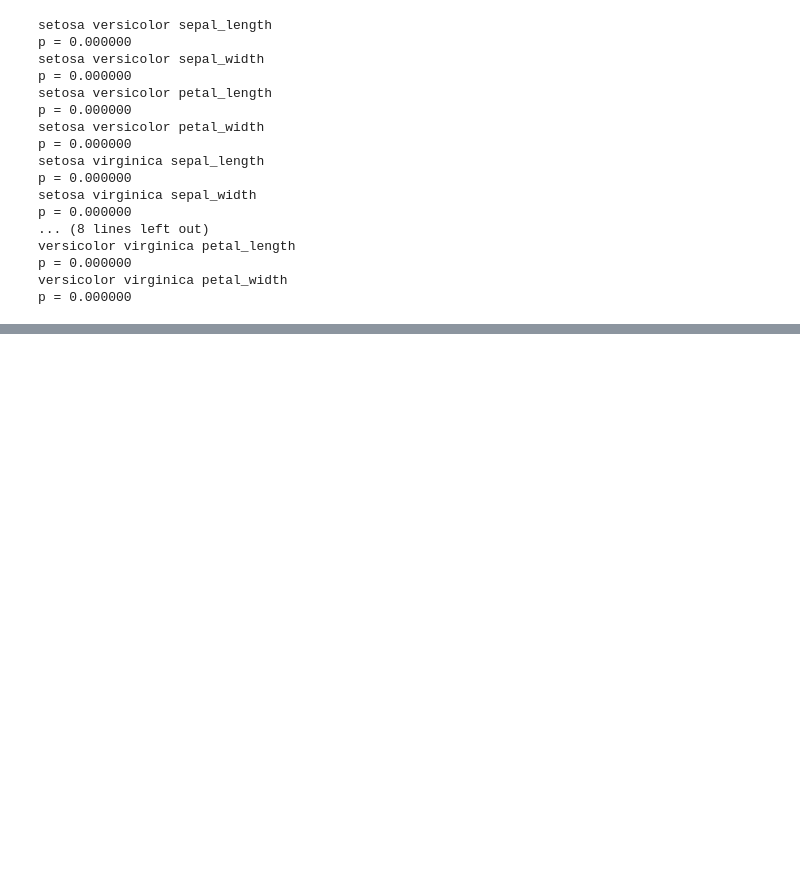
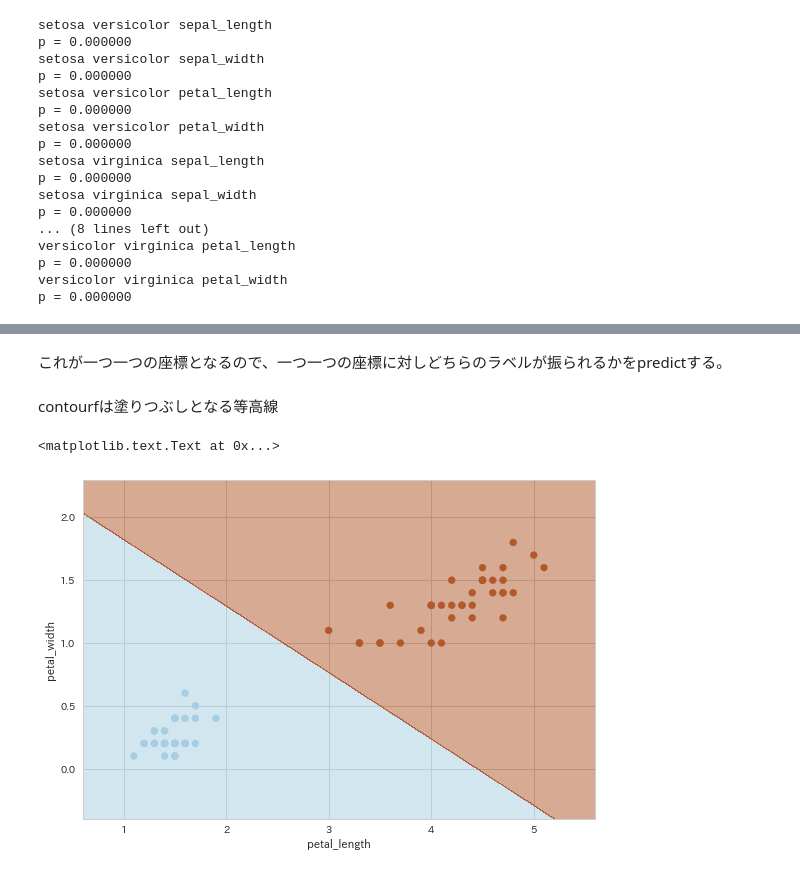
Before and after one commit to knishioka/practical-analysis, a Jupyter notebook: notebooks/iris_analysis.ipynb, the cells around one changed output, grey strips where cells are left out. Cells and saved outputs as stored; diff of their text form; code cells hidden in the pictures; blank space fills up the shorter version.

```diff
--- a/notebooks/iris_analysis.ipynb
+++ b/notebooks/iris_analysis.ipynb
@@ -119,0 +134,2 @@ p = 0.000000
+# %%
+net.fit(x_train[['petal_length', 'petal_width']], y_train)
@@ -119,0 +148,3 @@ p = 0.000000
+# %%
+_, _, x_max, y_max, = x_train.max() + .5
+_, _, x_min, y_min = x_train.min() - .5
@@ -119,0 +153,2 @@ p = 0.000000
+# %%
+xx, yy = np.meshgrid(np.linspace(x_min, x_max, 1000), np.linspace(y_min, y_max, 1000))
@@ -119,0 +167,14 @@ p = 0.000000
+# %% [markdown]
+これが一つ一つの座標となるので、一つ一つの座標に対しどちらのラベルが振られるかをpredictする。
+# %%
+z = net.predict(np.c_[xx.ravel(), yy.ravel()])
+# %% [markdown]
+contourfは塗りつぶしとなる等高線
+# %%
+plt.contourf(xx, yy, z.reshape(xx.shape), cmap=plt.cm.Paired, alpha=0.5)
+plt.scatter(x_train.petal_length, x_train.petal_width, c=y_train, cmap=plt.cm.Paired)
+plt.xlabel('petal_length')
+plt.ylabel('petal_width')
+# %% [output]
+<matplotlib.text.Text at 0x...>
+[figure, added]
```
Also changed, not shown: parts of 17 cells of this notebook.
